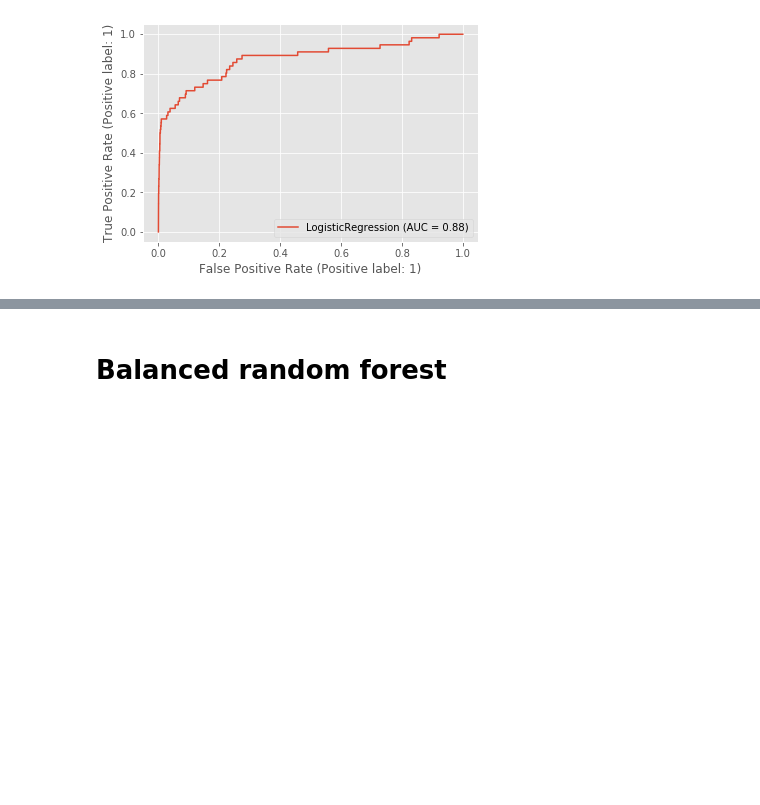
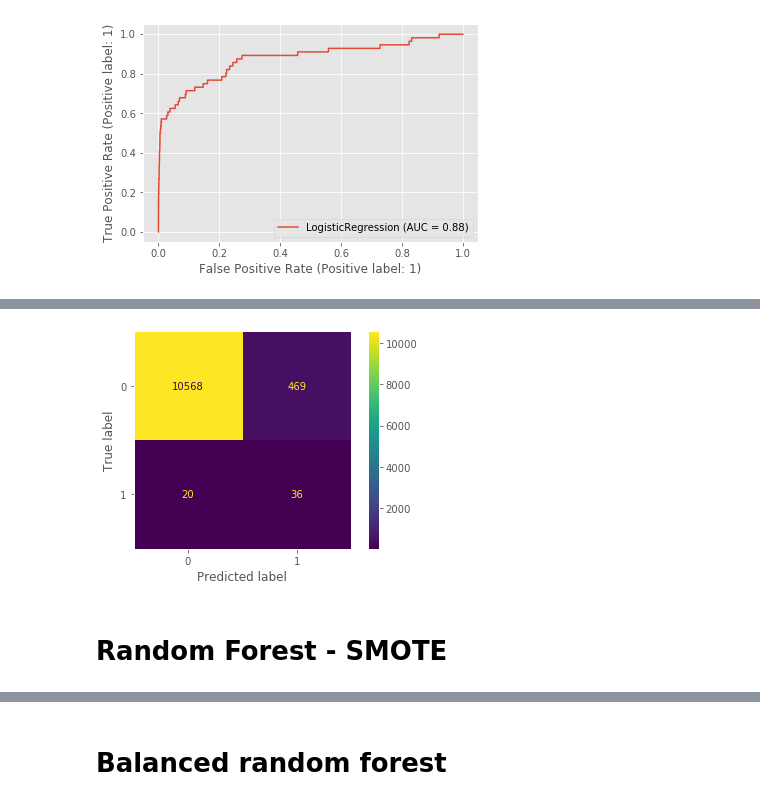
Before and after one commit to lgov/kul_advanalytics, a Jupyter notebook: BDA_1.ipynb, the cells around one changed output, grey strips where cells are left out. Cells and saved outputs as stored; diff of their text form; code cells hidden in the pictures; blank space fills up the shorter version.

```diff
--- a/BDA_1.ipynb
+++ b/BDA_1.ipynb
@@ -186,0 +254,8 @@ plot_roc_curve(clf, X_test_scaled, y_test)
+# %%
+plot_confusion_matrix(clf_resampled, X_test_scaled, y_test)
+plt.grid(False)
+plt.show()
+# %% [output]
+[figure, added]
+# %% [markdown]
+# Random Forest - SMOTE
```
Also changed, not shown: parts of 39 cells of this notebook.
